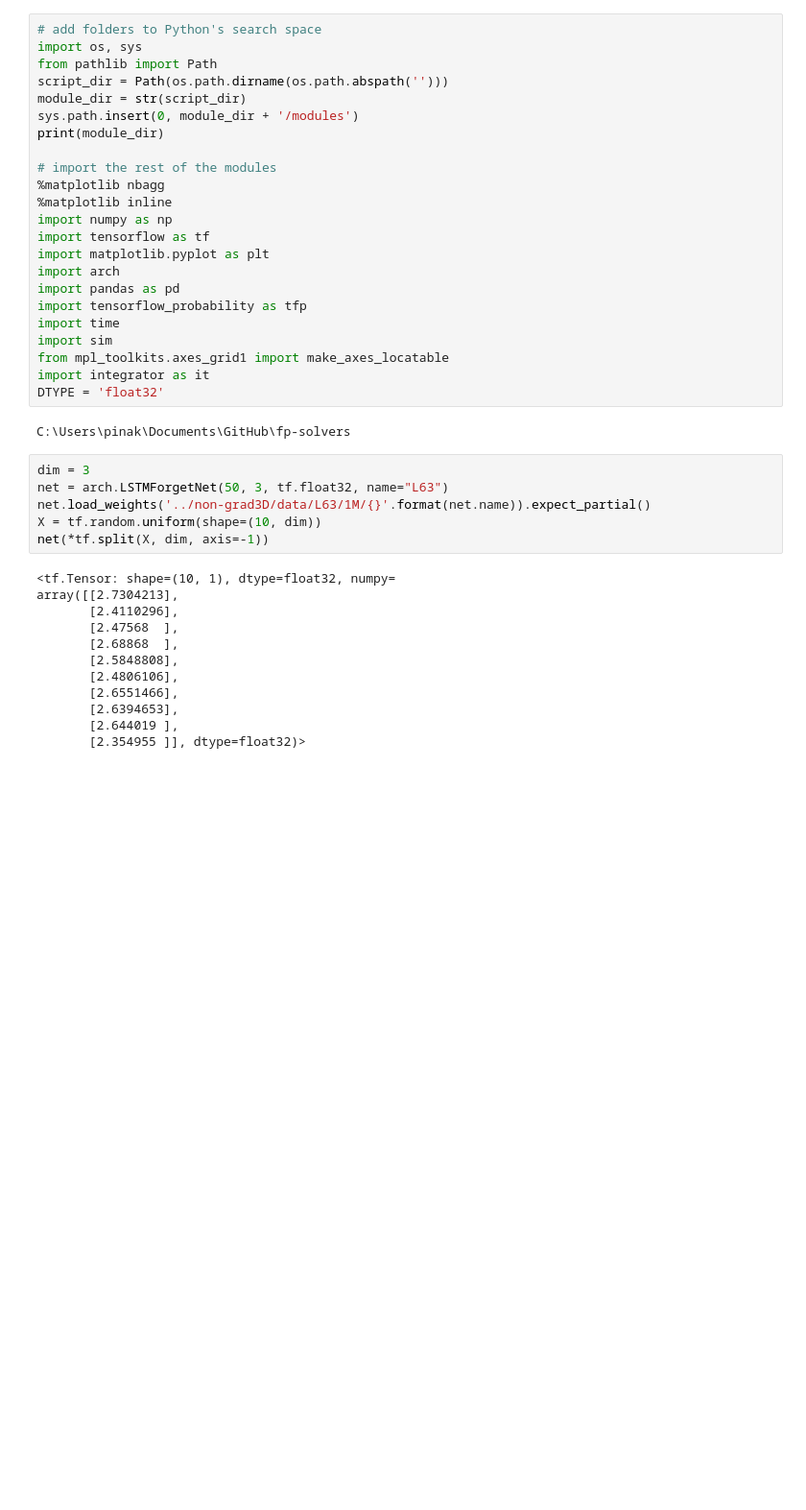
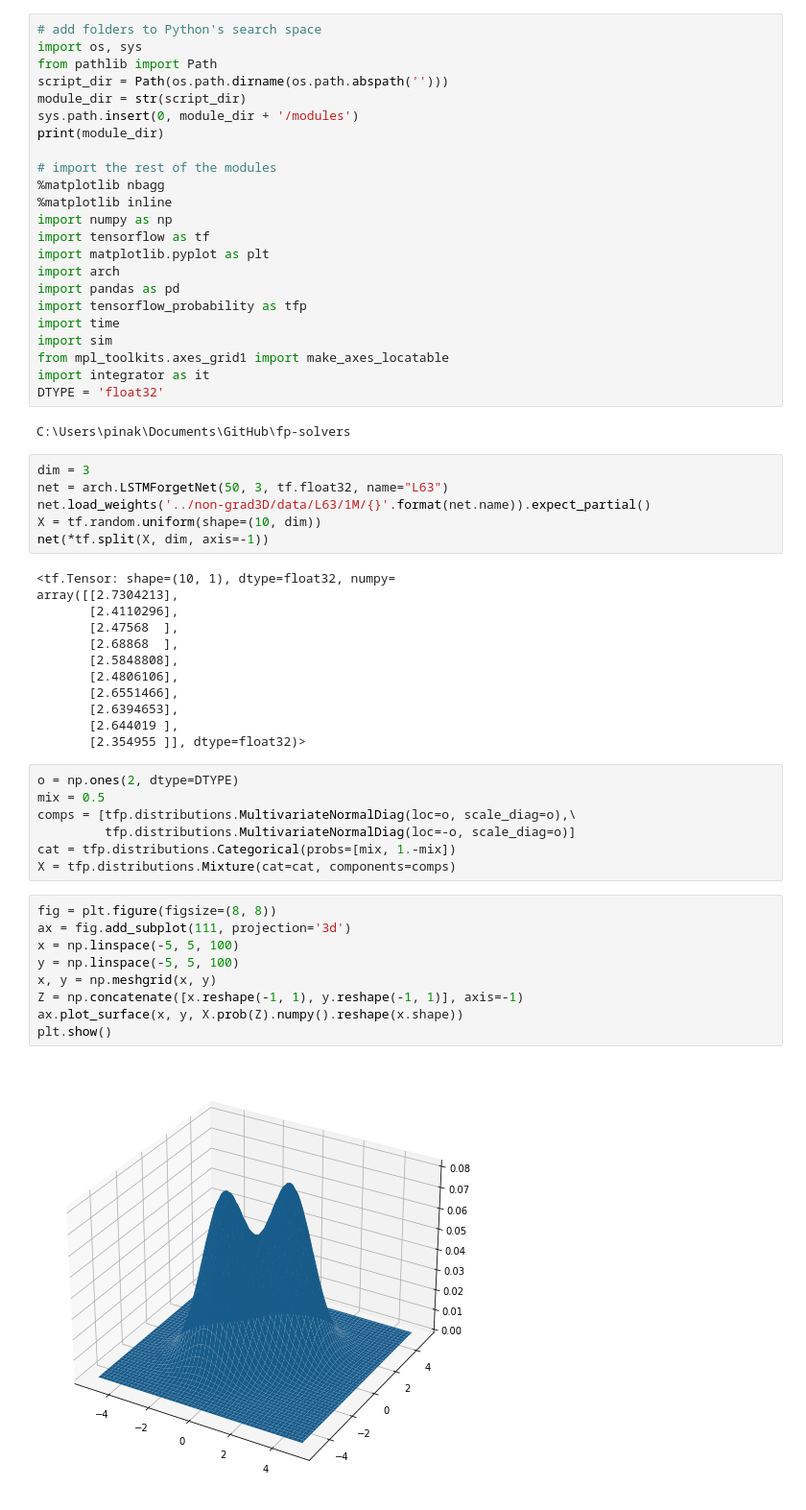
Before and after one commit to pinakm9/fp-solvers, a Jupyter notebook: plotters/test.ipynb, the cells around one changed output. Shown at 96% size. Saved outputs shown, nothing was run; the diff lists cells and outputs as text; blank space fills up the shorter version.

```diff
--- a/plotters/test.ipynb
+++ b/plotters/test.ipynb
@@ -41,3 +41,21 @@ array([[2.7304213],
        [2.6394653],
        [2.644019 ],
        [2.354955 ]], dtype=float32)>
+# %%
+o = np.ones(2, dtype=DTYPE)
+mix = 0.5
+comps = [tfp.distributions.MultivariateNormalDiag(loc=o, scale_diag=o),\
+         tfp.distributions.MultivariateNormalDiag(loc=-o, scale_diag=o)]
+cat = tfp.distributions.Categorical(probs=[mix, 1.-mix])
+X = tfp.distributions.Mixture(cat=cat, components=comps)
+# %%
+fig = plt.figure(figsize=(8, 8))
+ax = fig.add_subplot(111, projection='3d')
+x = np.linspace(-5, 5, 100)
+y = np.linspace(-5, 5, 100)
+x, y = np.meshgrid(x, y)
+Z = np.concatenate([x.reshape(-1, 1), y.reshape(-1, 1)], axis=-1)
+ax.plot_surface(x, y, X.prob(Z).numpy().reshape(x.shape))
+plt.show()
+# %% [output]
+[figure, added]
```
Also changed, not shown: 2 other files.
